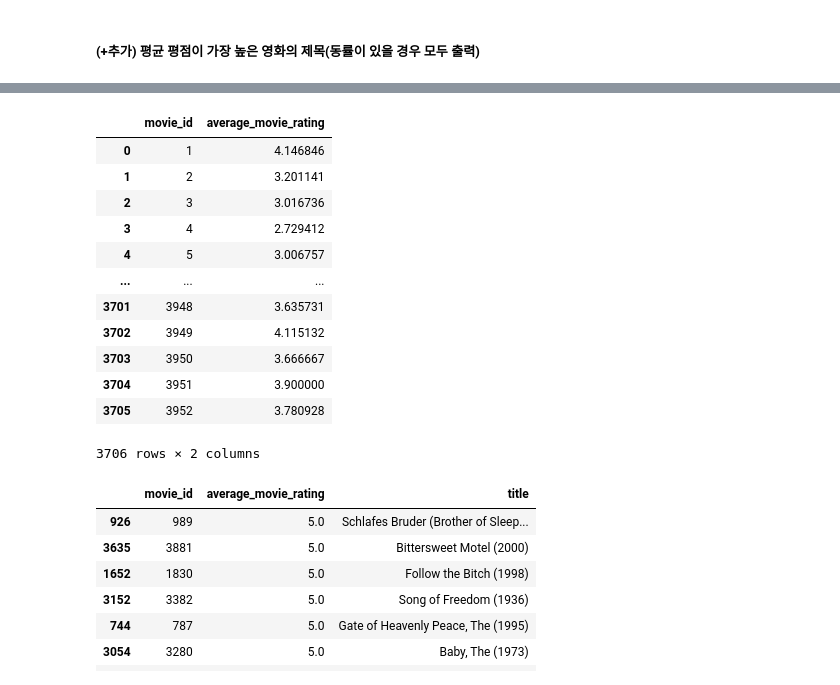
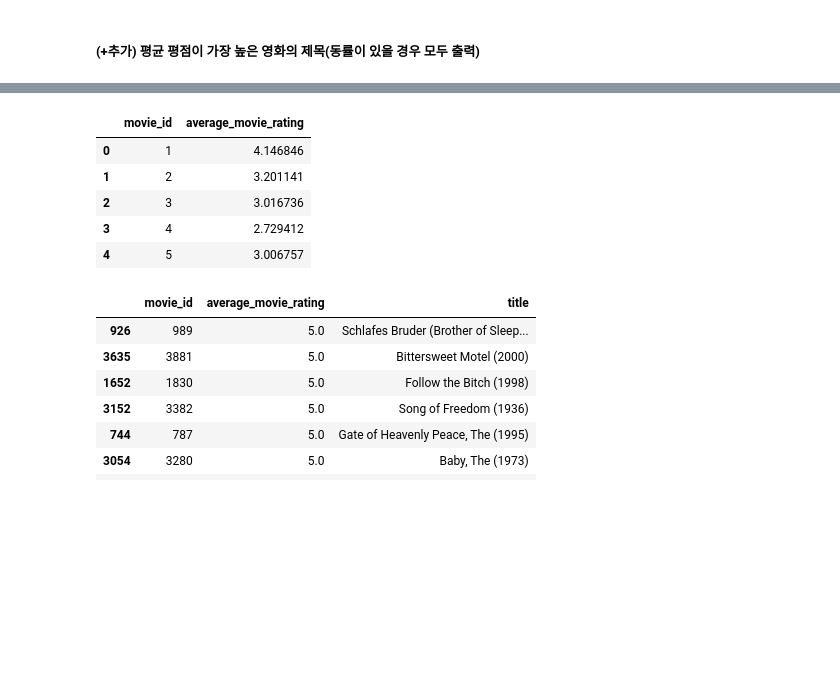
Before and after one commit to un300/Oracle, a Jupyter notebook: 03_Python/04_Numpy_Pandas/10_Numpy & Pandas 실습_(3).ipynb, the cells around one changed output, grey strips where cells are left out. Drawn from its saved outputs; the diff is of its cells as text; code cells hidden in the pictures; blank space fills up the shorter version.

```diff
--- a/03_Python/04_Numpy_Pandas/10_Numpy & Pandas 실습_(3).ipynb
+++ b/03_Python/04_Numpy_Pandas/10_Numpy & Pandas 실습_(3).ipynb
@@ -440,26 +402,18 @@ average_rating
 # %%
 # unique_movie_id와 average_rating을 이용해 데이터프레임을 만든다.
 
 average_movie_df = pd.DataFrame({
     'movie_id'              : unique_movie_id,
     'average_movie_rating'  : average_rating
 })
-
-average_movie_df
+average_movie_df.head()
 # %% [output]
 |  | movie_id | average_movie_rating |
 | 0 | 1 | 4.146846 |
 | 1 | 2 | 3.201141 |
 | 2 | 3 | 3.016736 |
 | 3 | 4 | 2.729412 |
 | 4 | 5 | 3.006757 |
-| ... | ... | ... |
-| 3701 | 3948 | 3.635731 |
-| 3702 | 3949 | 4.115132 |
-| 3703 | 3950 | 3.666667 |
-| 3704 | 3951 | 3.900000 |
-| 3705 | 3952 | 3.780928 |
-3706 rows × 2 columns
 # %%
 # all_df3에서 영화의 이름만을 가져와 average_movie_df와 merge하자
 
```
Also changed, not shown: parts of 6 cells of this notebook.
